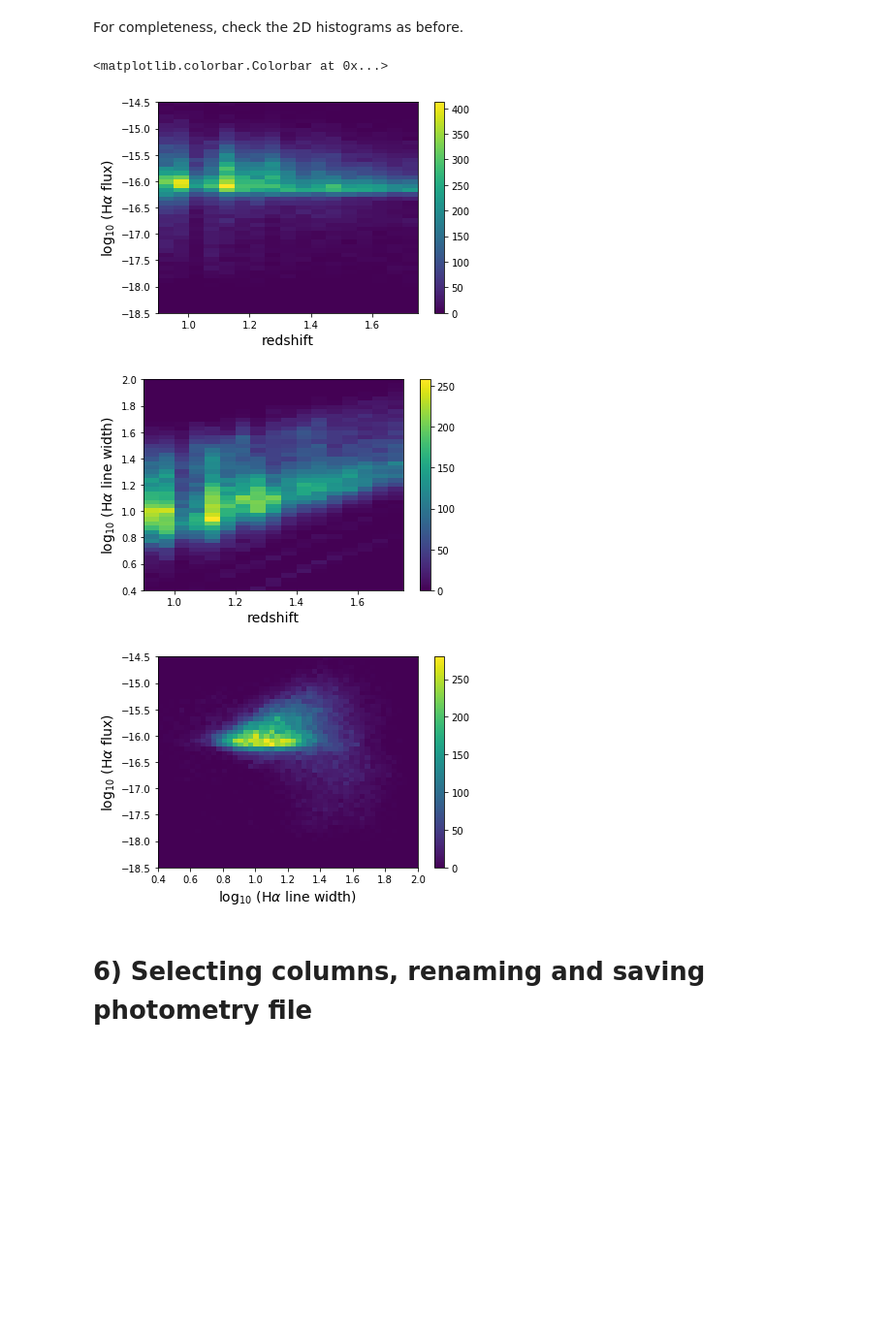
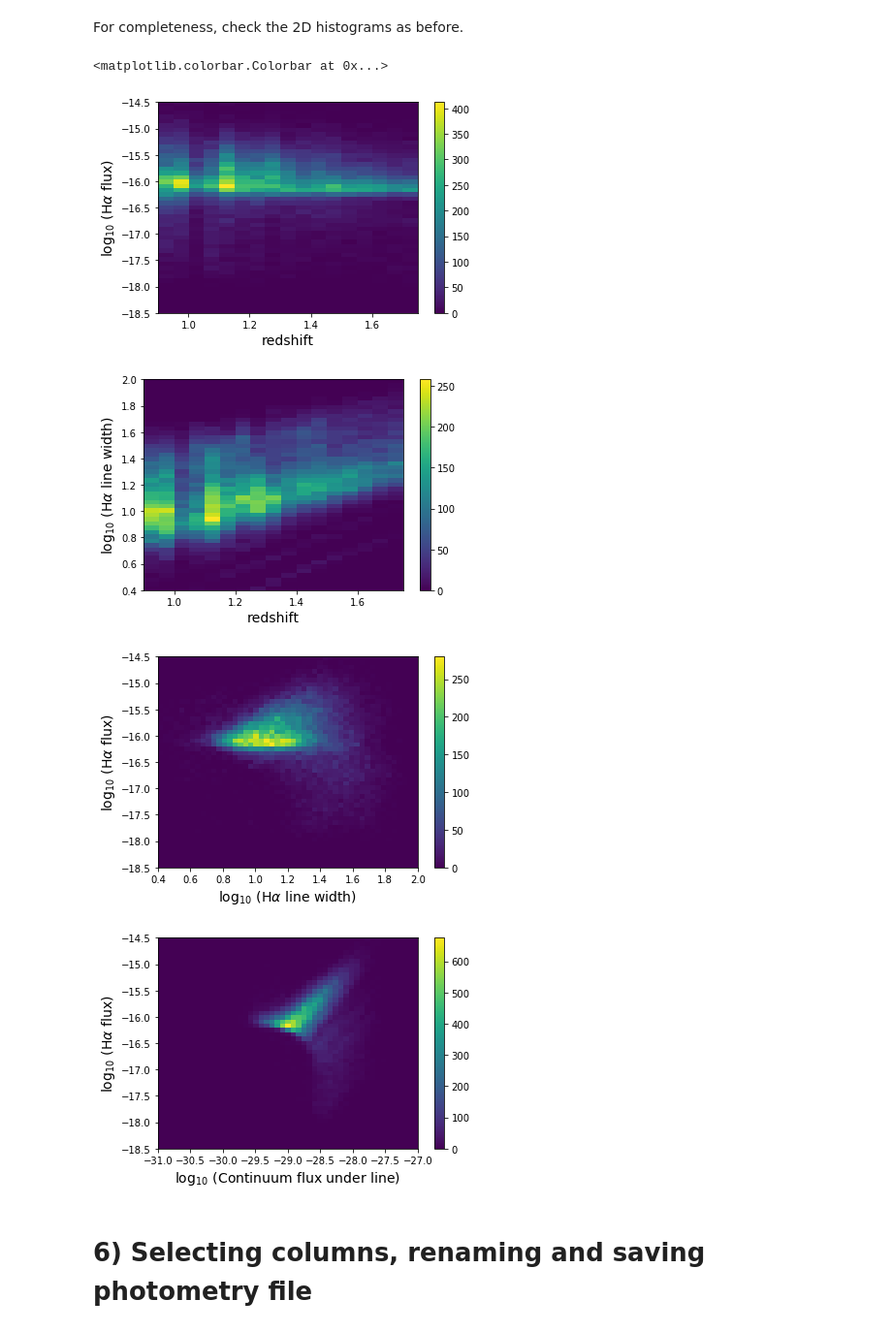
Before and after one commit to dedale-fet/dedale_d51, a Jupyter notebook: notebooks/2017-12-07_Euclid_spectroscopic_selection.ipynb, the cells around one changed output. Shown: that part at 97% size. Drawn from its saved outputs; the diff is of its cells as text; code cells hidden in the pictures; blank space fills up the shorter version.

```diff
--- a/notebooks/2017-12-07_Euclid_spectroscopic_selection.ipynb
+++ b/notebooks/2017-12-07_Euclid_spectroscopic_selection.ipynb
@@ -159,29 +171,38 @@ For completeness, check the 2D histograms as before.
 # %%
 # There's a bug with matplotlib hist2d log scaling, transform the data to log before
 log10_Flux_Ha = np.log10(tips_phot["Flux_Ha"])
 log10_Disp_Ha = np.log10(tips_phot["Disp_Ha"])
+log10_Conti_Ha = np.log10(tips_phot["Conti_Ha"])
+
 plt.figure()
 _ = plt.hist2d(tips_phot["z"], log10_Flux_Ha, bins=[np.arange(0.9, 1.8, 0.05), np.linspace(-18.5, -14.5, 50)])
 plt.xlabel("redshift", fontsize=14)
 plt.ylabel("$\log_{10}$ (H$\\alpha$ flux)", fontsize=14)
 plt.colorbar()
 
 plt.figure()
 _ = plt.hist2d(tips_phot["z"], log10_Disp_Ha, bins=[np.arange(0.9, 1.8, 0.05), np.linspace(0.4, 2, 50)])
 plt.xlabel("redshift", fontsize=14)
 plt.ylabel("$\log_{10}$ (H$\\alpha$ line width)", fontsize=14)
 plt.colorbar()
 
 plt.figure()
 _ = plt.hist2d(log10_Disp_Ha, log10_Flux_Ha, bins=[np.linspace(0.4, 2, 50), np.linspace(-18.5, -14.5, 50)])
 plt.xlabel("$\log_{10}$ (H$\\alpha$ line width)", fontsize=14)
 plt.ylabel("$\log_{10}$ (H$\\alpha$ flux)", fontsize=14)
 plt.colorbar()
+
+plt.figure()
+_ = plt.hist2d(log10_Conti_Ha, log10_Flux_Ha, bins=[np.linspace(-31, -27, 50), np.linspace(-18.5, -14.5, 50)])
+plt.xlabel("$\log_{10}$ (Continuum flux under line)", fontsize=14)
+plt.ylabel("$\log_{10}$ (H$\\alpha$ flux)", fontsize=14)
+plt.colorbar()
 # %% [output]
 <matplotlib.colorbar.Colorbar at 0x...>
 [figure]
 [figure]
 [figure]
+[figure, added]
 # %% [markdown]
 # 6) Selecting columns, renaming and saving photometry file
 # %%
```
Also changed, not shown: parts of 8 cells of this notebook.
